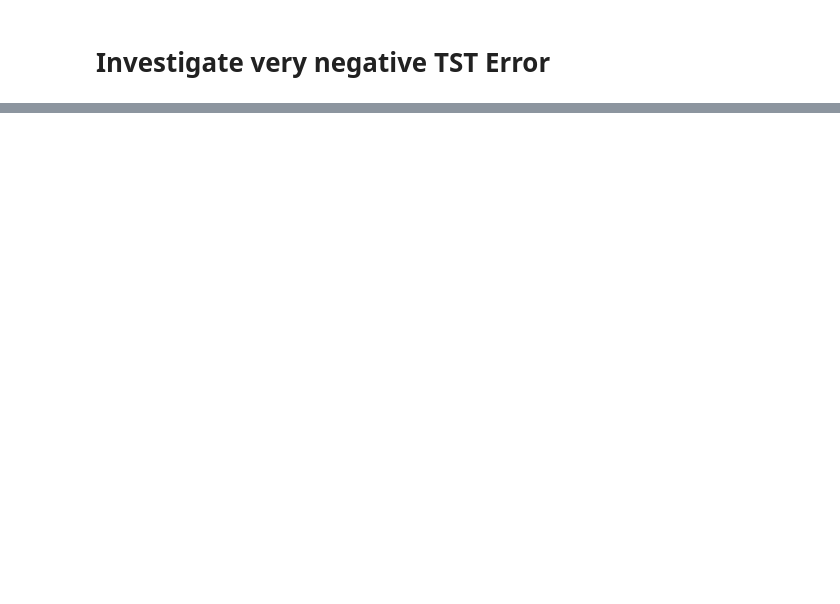
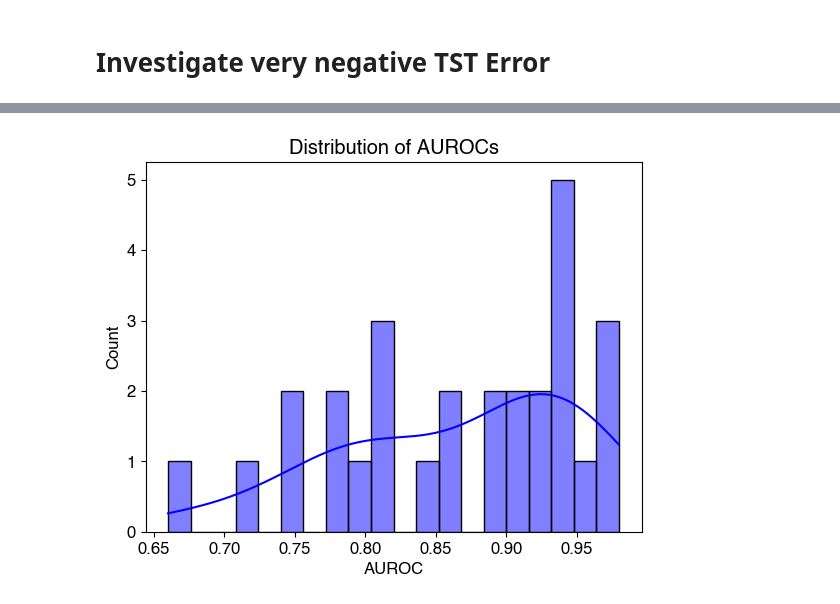
Before and after one commit to Arcascope/pisces, a Jupyter notebook: analyses/NHRC/02_lr_cnn_wldm_2_binary_evaluation.ipynb, the cells around one changed output, grey strips where cells are left out. Drawn from its saved outputs; the diff is of its cells as text; code cells hidden in the pictures; blank space fills up the shorter version.

```diff
--- a/analyses/NHRC/02_lr_cnn_wldm_2_binary_evaluation.ipynb
+++ b/analyses/NHRC/02_lr_cnn_wldm_2_binary_evaluation.ipynb
@@ -184,18 +184,18 @@ evaluator_dict = {
     LR_LOWER: lr_cnn_pred_proba
 }
 
-# ranked_debug_plots(
-#     df_sel,
-#     eval_data_dict[model_t].numpy(),
-#     data_bundle.true_labels.numpy(),
-#     predictor_dict[model_t],
-#     evaluator_dict[model_t],
-#     data_bundle.spectrogram.numpy(),
-#     f"_tst_eval_{scene}_{model_t}",
-#     model_t,
-#     walch_keys,
-#     sortby=ACCURACY_COLUMN,
-#     saveto=Path("./debug_plots"),
-#     sort_ascending=False
-# )
+ranked_debug_plots(
+    df_sel,
+    eval_data_dict[model_t].numpy(),
+    data_bundle.true_labels.numpy(),
+    predictor_dict[model_t],
+    evaluator_dict[model_t],
+    data_bundle.spectrogram.numpy(),
+    f"_tst_eval_{scene}_{model_t}",
+    model_t,
+    walch_keys,
+    sortby=ACCURACY_COLUMN,
+    saveto=Path("./debug_plots"),
+    sort_ascending=False
+)
 # %% [output]
@@ -202,0 +219 @@ evaluator_dict = {
+[figure, added]
```
Also changed, not shown: parts of 9 cells of this notebook, 4 other files.
